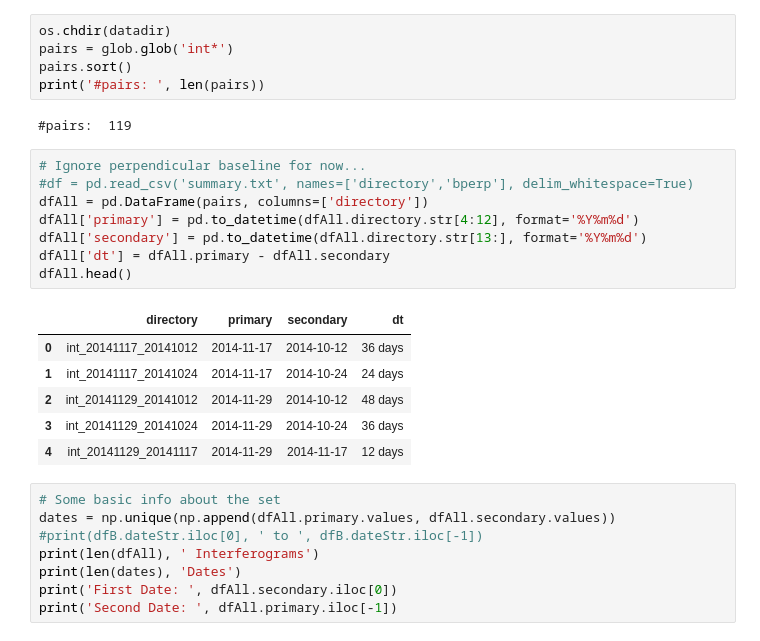
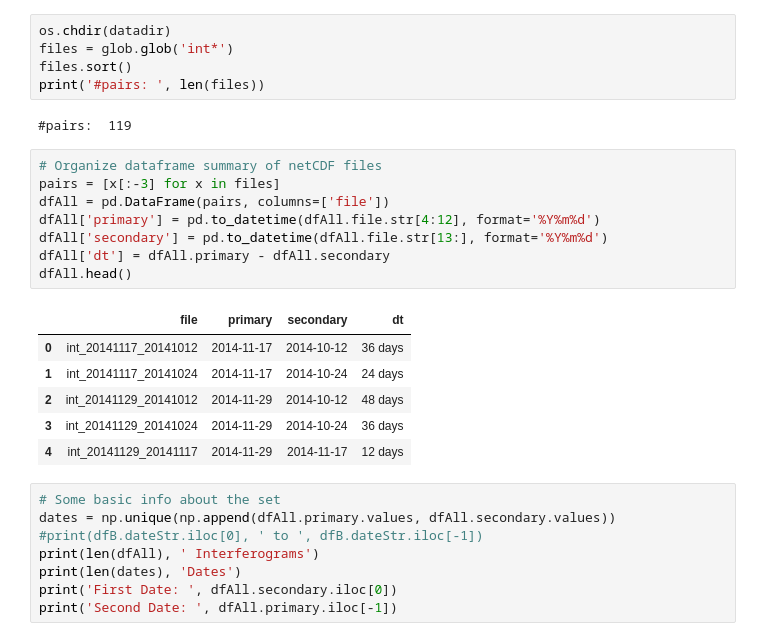
Before and after one commit to scottyhq/pnwinsar, a Jupyter notebook: xarray/SEGMeNT_InSAR_Timeseries_A101-Xarray.ipynb, the cells around one changed output. Saved outputs shown, nothing was run; the diff lists cells and outputs as text.

```diff
--- a/xarray/SEGMeNT_InSAR_Timeseries_A101-Xarray.ipynb
+++ b/xarray/SEGMeNT_InSAR_Timeseries_A101-Xarray.ipynb
@@ -62,20 +51,20 @@ print(lon,lat)
 # %%
 os.chdir(datadir)
-pairs = glob.glob('int*')
-pairs.sort()
-print('#pairs: ', len(pairs))
+files = glob.glob('int*')
+files.sort()
+print('#pairs: ', len(files))
 # %% [output]
 #pairs:  119
 # %%
-# Ignore perpendicular baseline for now...
-#df = pd.read_csv('summary.txt', names=['directory','bperp'], delim_whitespace=True)
-dfAll = pd.DataFrame(pairs, columns=['directory'])
-dfAll['primary'] = pd.to_datetime(dfAll.directory.str[4:12], format='%Y%m%d')
-dfAll['secondary'] = pd.to_datetime(dfAll.directory.str[13:], format='%Y%m%d')
+# Organize dataframe summary of netCDF files
+pairs = [x[:-3] for x in files]
+dfAll = pd.DataFrame(pairs, columns=['file'])
+dfAll['primary'] = pd.to_datetime(dfAll.file.str[4:12], format='%Y%m%d')
+dfAll['secondary'] = pd.to_datetime(dfAll.file.str[13:], format='%Y%m%d')
 dfAll['dt'] = dfAll.primary - dfAll.secondary
 dfAll.head()
 # %% [output]
-|  | directory | primary | secondary | dt |
+|  | file | primary | secondary | dt |
 | 0 | int_20141117_20141012 | 2014-11-17 | 2014-10-12 | 36 days |
 | 1 | int_20141117_20141024 | 2014-11-17 | 2014-10-24 | 24 days |
 | 2 | int_20141129_20141012 | 2014-11-29 | 2014-10-12 | 48 days |
```
Also changed, not shown: parts of 142 cells of this notebook, 2 other files.
